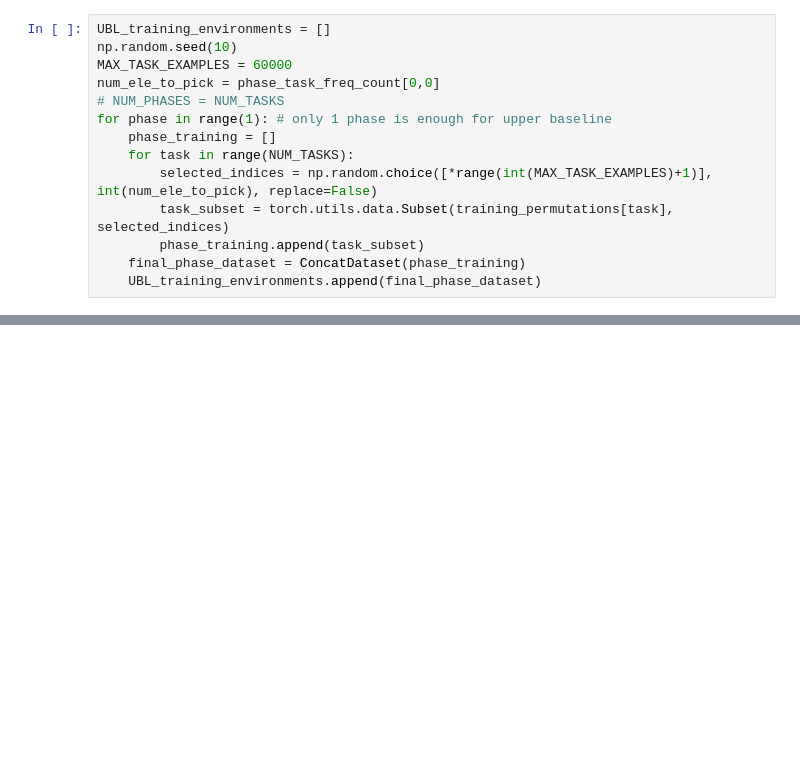
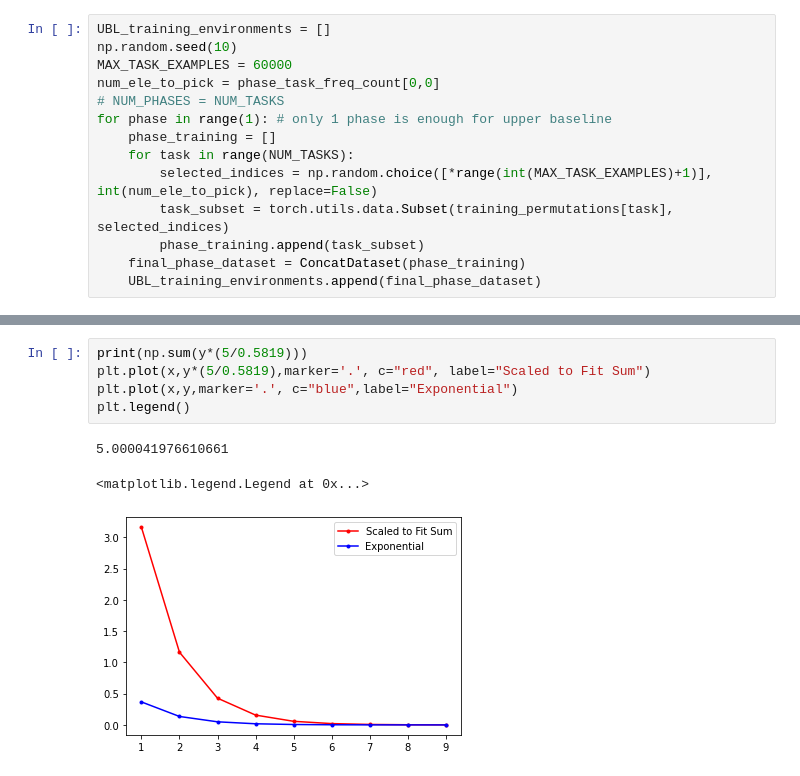
Before and after one commit to archana53/power-law-for-CI, a Jupyter notebook: CS8803_HML_Project_updated.ipynb, the cells around one changed output, grey strips where cells are left out. Drawn from its saved outputs; the diff is of its cells as text; blank space fills up the shorter version.

```diff
--- a/CS8803_HML_Project_updated.ipynb
+++ b/CS8803_HML_Project_updated.ipynb
@@ -468,0 +1004,9 @@ Training environment size for task  0 is : 579270
+# %%
+print(np.sum(y*(5/0.5819)))
+plt.plot(x,y*(5/0.5819),marker='.', c="red", label="Scaled to Fit Sum")
+plt.plot(x,y,marker='.', c="blue",label="Exponential")
+plt.legend()
+# %% [output]
+5.000041976610661
+<matplotlib.legend.Legend at 0x...>
+[figure, added]
```
Also changed, not shown: parts of 25 cells of this notebook, 1 other file.
